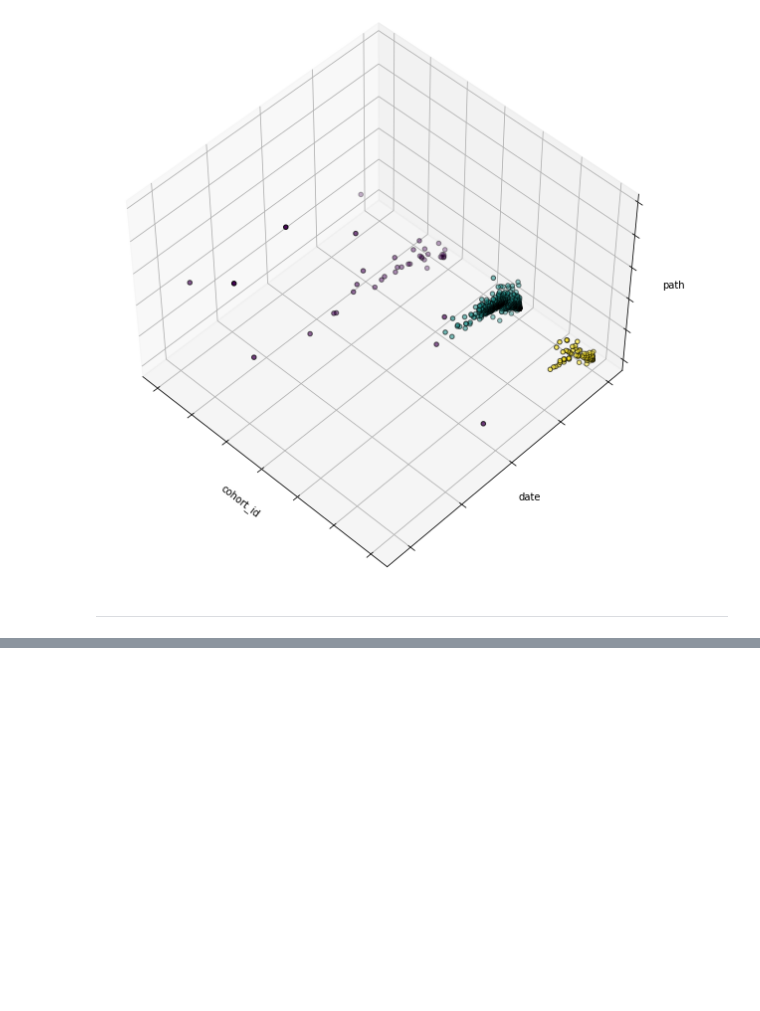
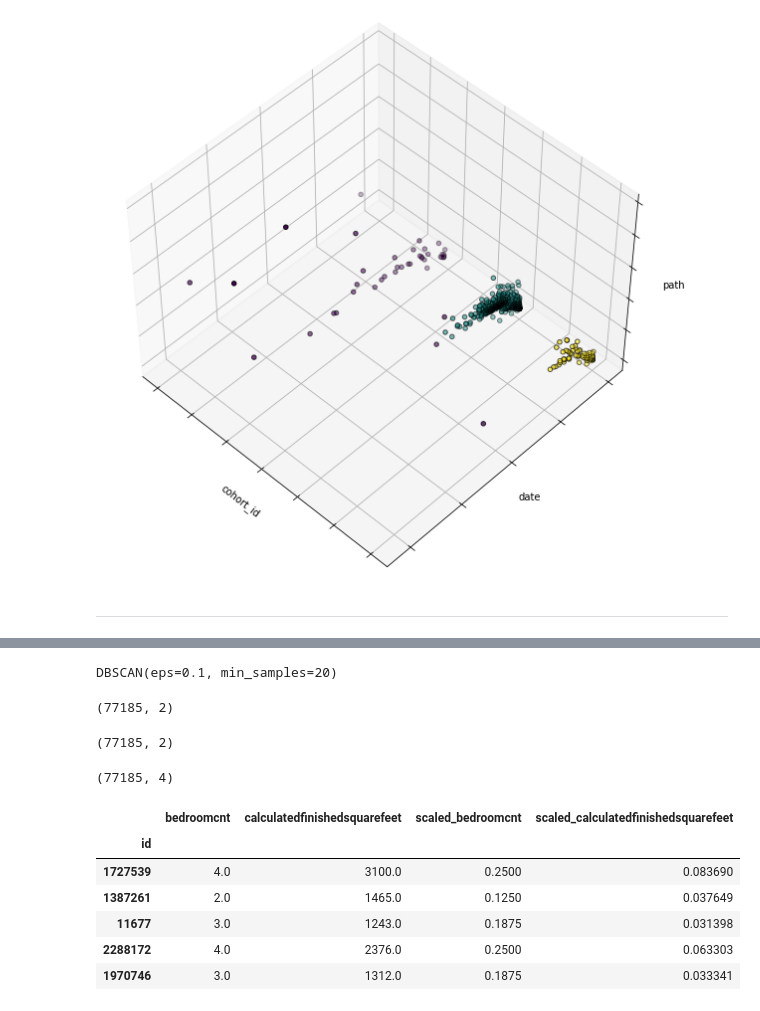
Before and after one commit to NSharick/anomaly-detection-exercises, a Jupyter notebook: clustering_anomaly_detection.ipynb, the cells around one changed output, grey strips where cells are left out. Saved outputs shown, nothing was run; the diff lists cells and outputs as text; code cells hidden in the pictures; blank space fills up the shorter version.

```diff
--- a/clustering_anomaly_detection.ipynb
+++ b/clustering_anomaly_detection.ipynb
@@ -242,0 +355,5 @@ Text(0.5, 0, 'path')
+# %%
+scaler = MinMaxScaler()
+scaler.fit(df)
+scaled_df = scaler.transform(df)
+scaled_df
@@ -242,0 +368,30 @@ Text(0.5, 0, 'path')
+# %%
+dbsc = DBSCAN(eps = .10, min_samples = 20)
+dbsc.fit(scaled_df)
+# %% [output]
+DBSCAN(eps=0.1, min_samples=20)
+# %%
+scaled_columns = ['scaled_' + col for col in df.columns]
+scaled_df = pd.DataFrame(scaled_df, columns = scaled_columns, index=df.index)
+scaled_df.shape
+# %% [output]
+(77185, 2)
+# %%
+df.shape
+# %% [output]
+(77185, 2)
+# %%
+df = df.merge(scaled_df, left_index=True, right_index=True)
+df.shape
+# %% [output]
+(77185, 4)
+# %%
+df.head()
+# %% [output]
+|  | bedroomcnt | calculatedfinishedsquarefeet | scaled_bedroomcnt | scaled_calculatedfinishedsquarefeet |
+| id |  |  |  |  |
+| 1727539 | 4.0 | 3100.0 | 0.2500 | 0.083690 |
+| 1387261 | 2.0 | 1465.0 | 0.1250 | 0.037649 |
+| 11677 | 3.0 | 1243.0 | 0.1875 | 0.031398 |
+| 2288172 | 4.0 | 2376.0 | 0.2500 | 0.063303 |
+| 1970746 | 3.0 | 1312.0 | 0.1875 | 0.033341 |
```
Also changed, not shown: parts of 14 cells of this notebook.
